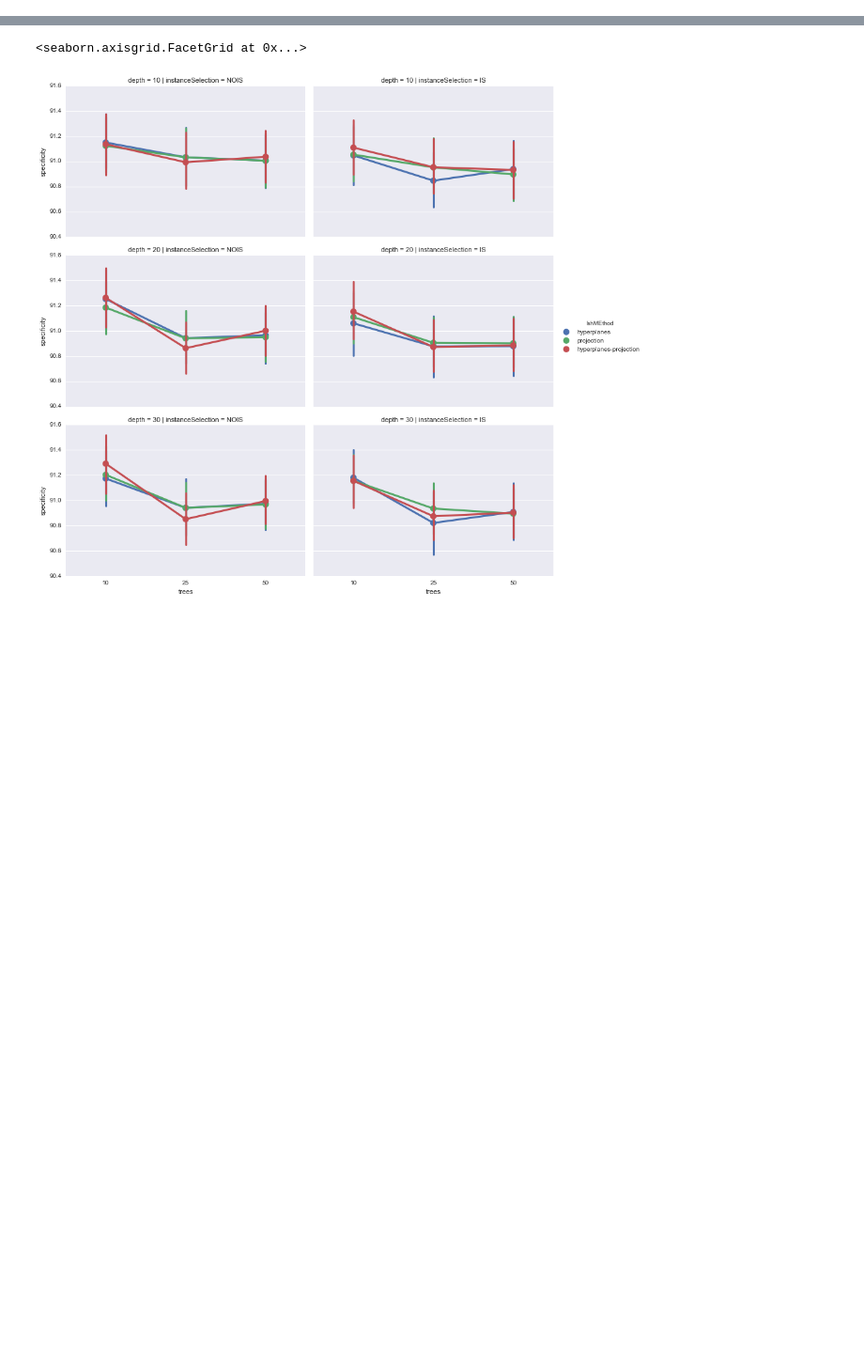
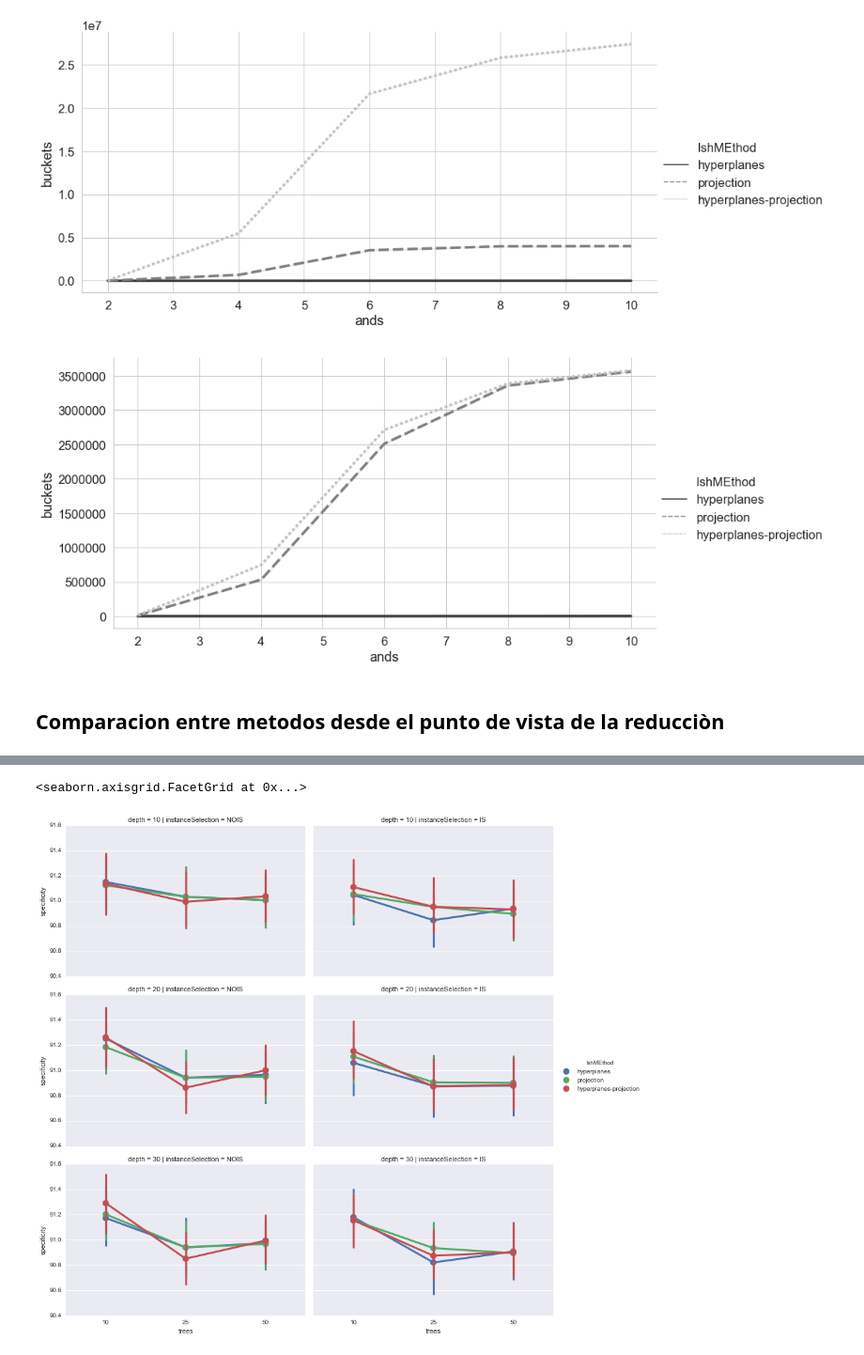
Before and after one commit to germaneduardo/results-analysis, a Jupyter notebook: PlotAnalysis.ipynb, the cells around one changed output, grey strips where cells are left out. Shown: that part at 94% size. Drawn from its saved outputs; the diff is of its cells as text; code cells hidden in the pictures; blank space fills up the shorter version.

```diff
--- a/PlotAnalysis.ipynb
+++ b/PlotAnalysis.ipynb
@@ -25,0 +48,8 @@ for axs in plot.axes:
+# %%
+plotBuckets(pd.read_csv("susyAllResults.csv"))
+plotBuckets(pd.read_csv("p2pAllResults.csv"))
+# %% [output]
+[figure, added]
+[figure, added]
+# %% [markdown]
+## Comparacion entre metodos desde el punto de vista  de la reducciòn
```
Also changed, not shown: parts of 27 cells of this notebook, 18 other files.
